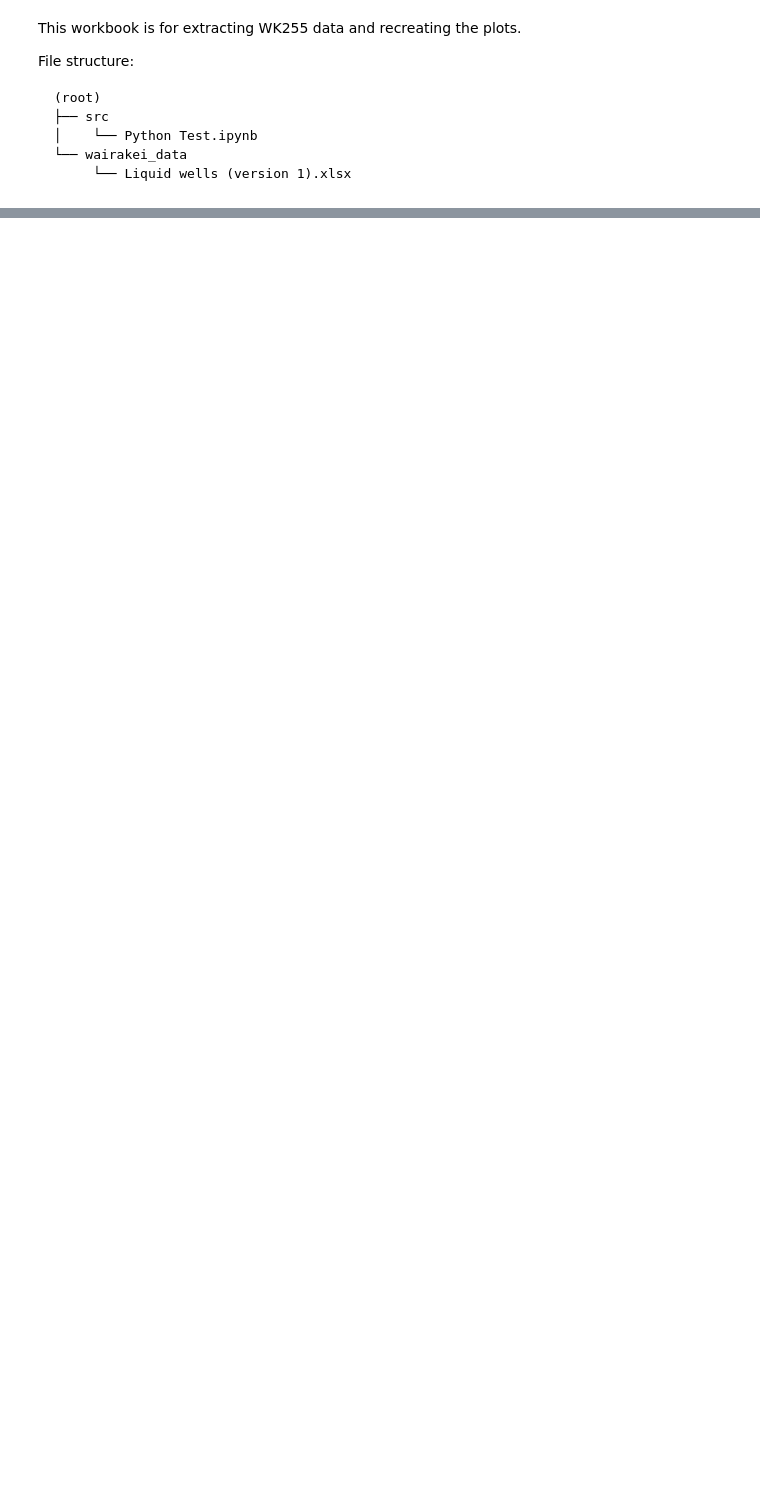
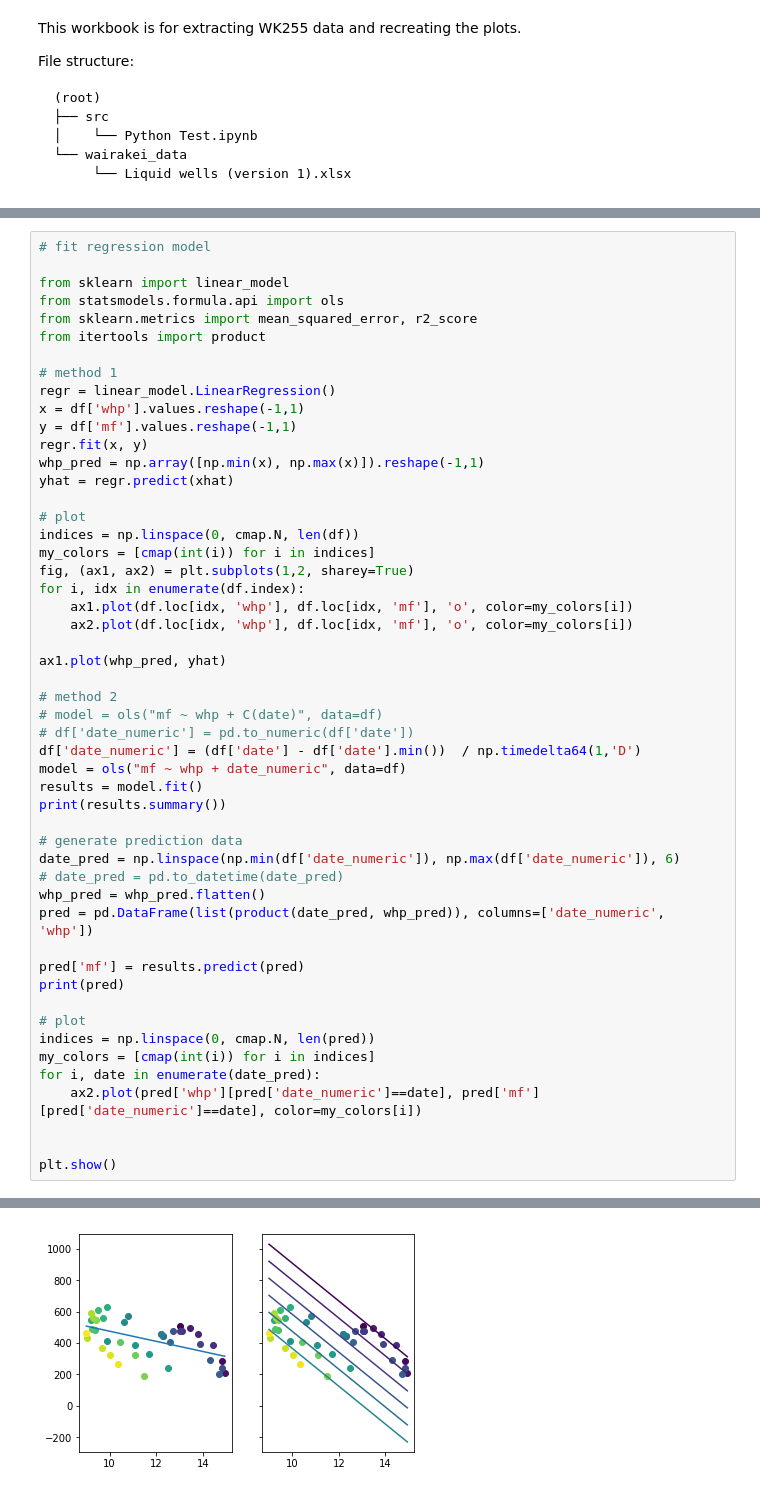
Before and after one commit to loganbwu/geothermal, a Jupyter notebook: src/Python Test.ipynb, the cells around one changed output, grey strips where cells are left out. Drawn from its saved outputs; the diff is of its cells as text; blank space fills up the shorter version.

Commit message:
Add simple regression

```diff
--- a/src/Python Test.ipynb
+++ b/src/Python Test.ipynb
@@ -63,0 +68,52 @@ plt.show()
+# %%
+# fit regression model
+
+from sklearn import linear_model
+from statsmodels.formula.api import ols
+from sklearn.metrics import mean_squared_error, r2_score
+from itertools import product
+
+# method 1
+regr = linear_model.LinearRegression()
+x = df['whp'].values.reshape(-1,1)
+y = df['mf'].values.reshape(-1,1)
+regr.fit(x, y)
+whp_pred = np.array([np.min(x), np.max(x)]).reshape(-1,1)
+yhat = regr.predict(xhat)
+
+# plot
+indices = np.linspace(0, cmap.N, len(df))
+my_colors = [cmap(int(i)) for i in indices]
+fig, (ax1, ax2) = plt.subplots(1,2, sharey=True)
+for i, idx in enumerate(df.index):
+    ax1.plot(df.loc[idx, 'whp'], df.loc[idx, 'mf'], 'o', color=my_colors[i])
+    ax2.plot(df.loc[idx, 'whp'], df.loc[idx, 'mf'], 'o', color=my_colors[i])
+
+ax1.plot(whp_pred, yhat)
+
+# method 2
+# model = ols("mf ~ whp + C(date)", data=df)
+# df['date_numeric'] = pd.to_numeric(df['date'])
+df['date_numeric'] = (df['date'] - df['date'].min())  / np.timedelta64(1,'D')
+model = ols("mf ~ whp + date_numeric", data=df)
+results = model.fit()
+print(results.summary())
+
+# generate prediction data
+date_pred = np.linspace(np.min(df['date_numeric']), np.max(df['date_numeric']), 6)
+# date_pred = pd.to_datetime(date_pred)
+whp_pred = whp_pred.flatten()
+pred = pd.DataFrame(list(product(date_pred, whp_pred)), columns=['date_numeric', 'whp'])
+
+pred['mf'] = results.predict(pred)
+print(pred)
+
+# plot
+indices = np.linspace(0, cmap.N, len(pred))
+my_colors = [cmap(int(i)) for i in indices]
+for i, date in enumerate(date_pred):
+    ax2.plot(pred['whp'][pred['date_numeric']==date], pred['mf'][pred['date_numeric']==date], color=my_colors[i])
+
+
+plt.show()
+# %% [output]
@@ -63,0 +137 @@ plt.show()
+[figure, added]
```
Also changed, not shown: parts of 4 cells of this notebook.
